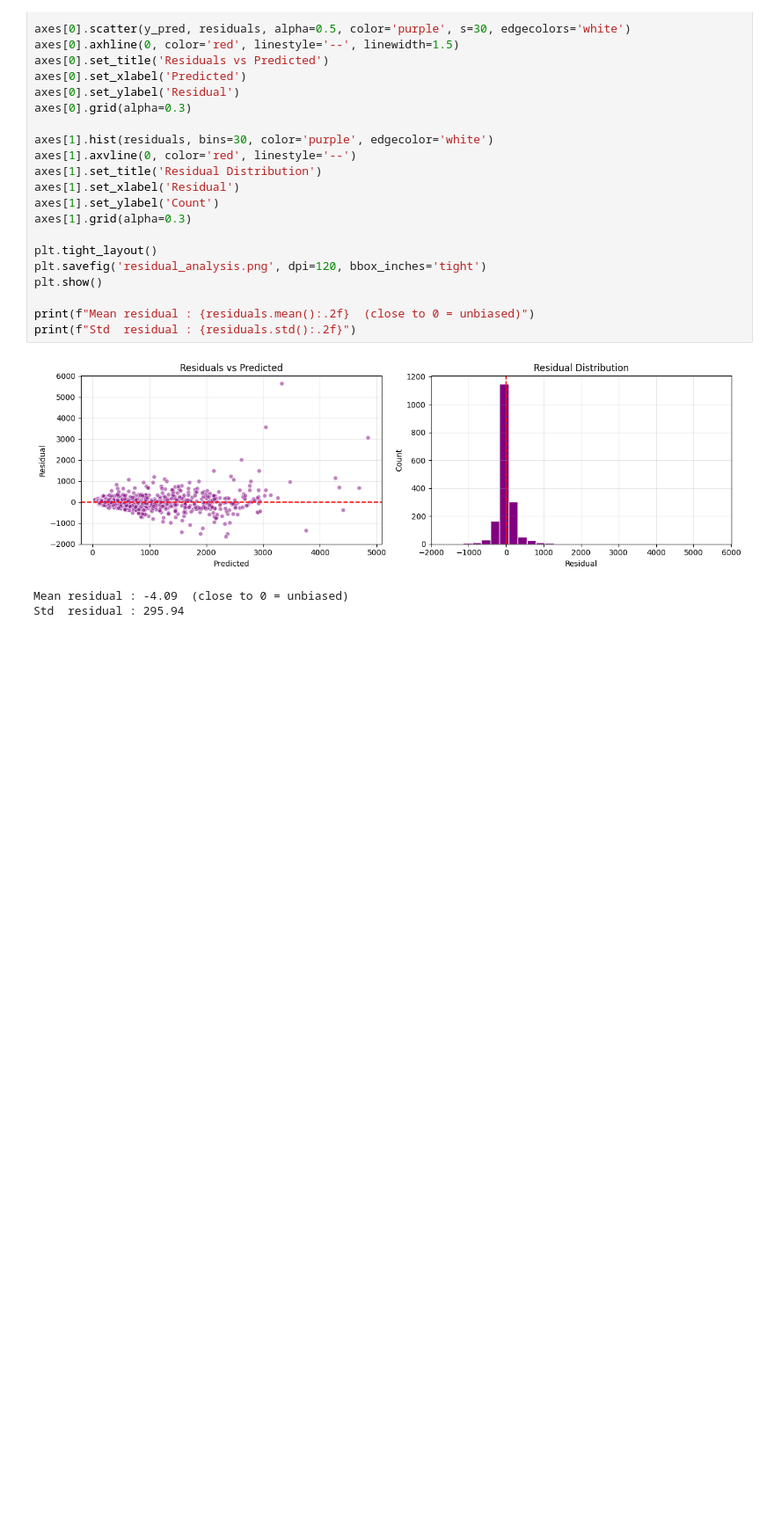
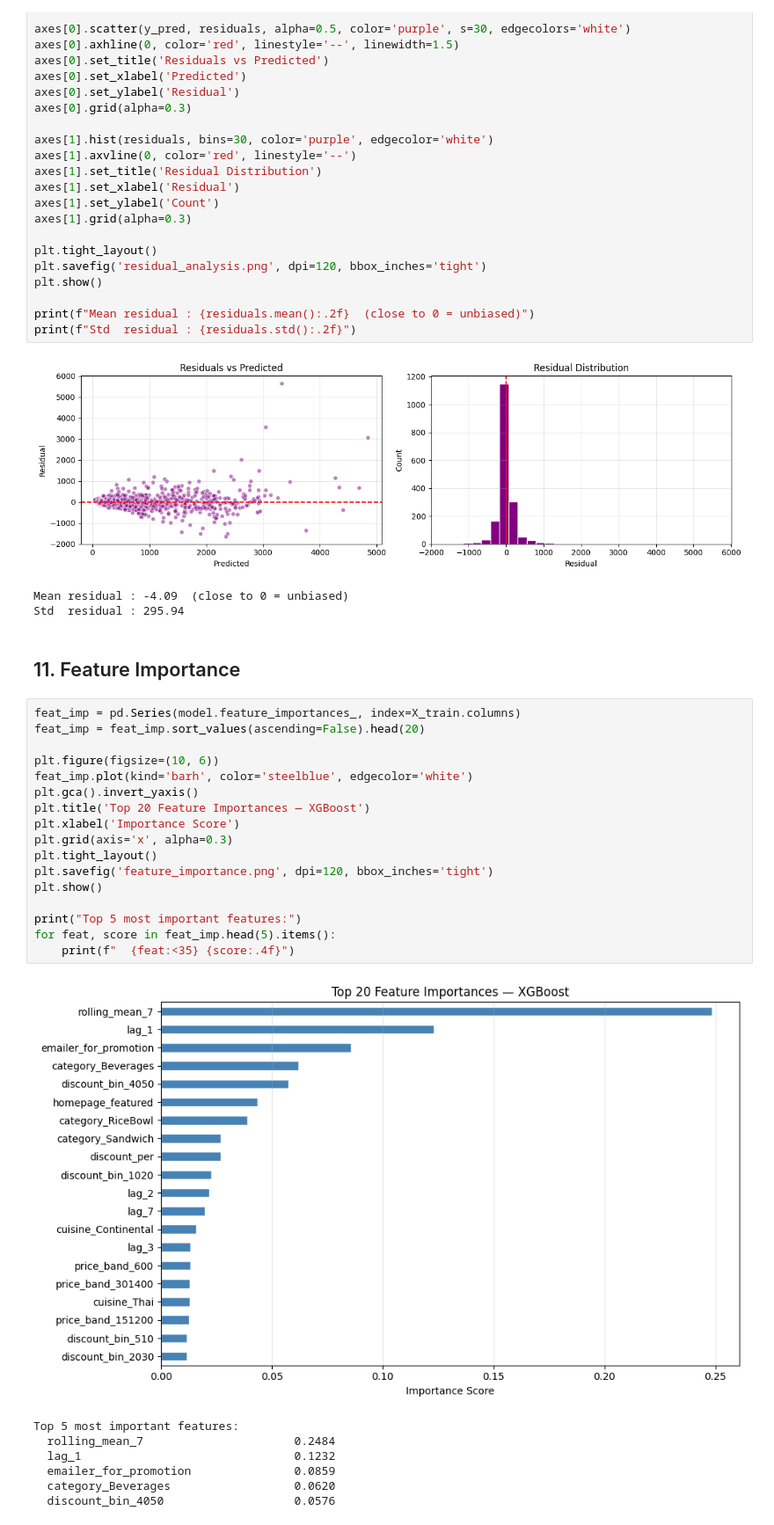
Before and after one commit to am1t-verma/AI_Demand_Forecasting_and_Inventory_Optimization, a Jupyter notebook: food_demand_forecasting_v2.ipynb, the cells around one changed output. Shown at 88% size. Cells and saved outputs as stored; diff of their text form; blank space fills up the shorter version.

Commit message:
feature importance

```diff
--- a/food_demand_forecasting_v2.ipynb
+++ b/food_demand_forecasting_v2.ipynb
@@ -444,3 +444,30 @@ print(f"Std  residual : {residuals.std():.2f}")
 [figure]
 Mean residual : -4.09  (close to 0 = unbiased)
 Std  residual : 295.94
+# %% [markdown]
+## 11. Feature Importance
+# %%
+feat_imp = pd.Series(model.feature_importances_, index=X_train.columns)
+feat_imp = feat_imp.sort_values(ascending=False).head(20)
+
+plt.figure(figsize=(10, 6))
+feat_imp.plot(kind='barh', color='steelblue', edgecolor='white')
+plt.gca().invert_yaxis()
+plt.title('Top 20 Feature Importances — XGBoost')
+plt.xlabel('Importance Score')
+plt.grid(axis='x', alpha=0.3)
+plt.tight_layout()
+plt.savefig('feature_importance.png', dpi=120, bbox_inches='tight')
+plt.show()
+
+print("Top 5 most important features:")
+for feat, score in feat_imp.head(5).items():
+    print(f"  {feat:<35} {score:.4f}")
+# %% [output]
+[figure, added]
+Top 5 most important features:
+  rolling_mean_7                      0.2484
+  lag_1                               0.1232
+  emailer_for_promotion               0.0859
+  category_Beverages                  0.0620
+  discount_bin_4050                   0.0576
```
